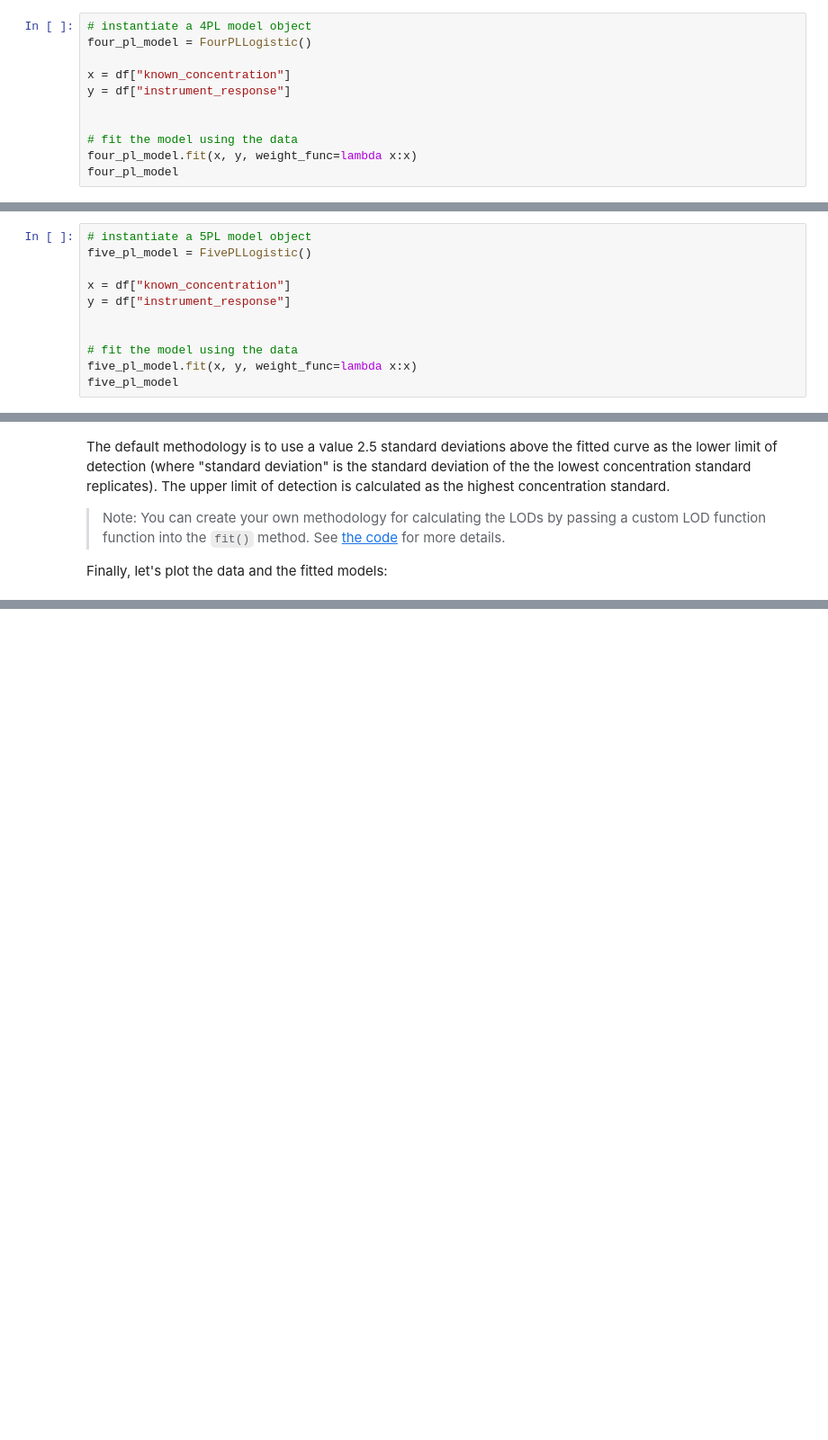
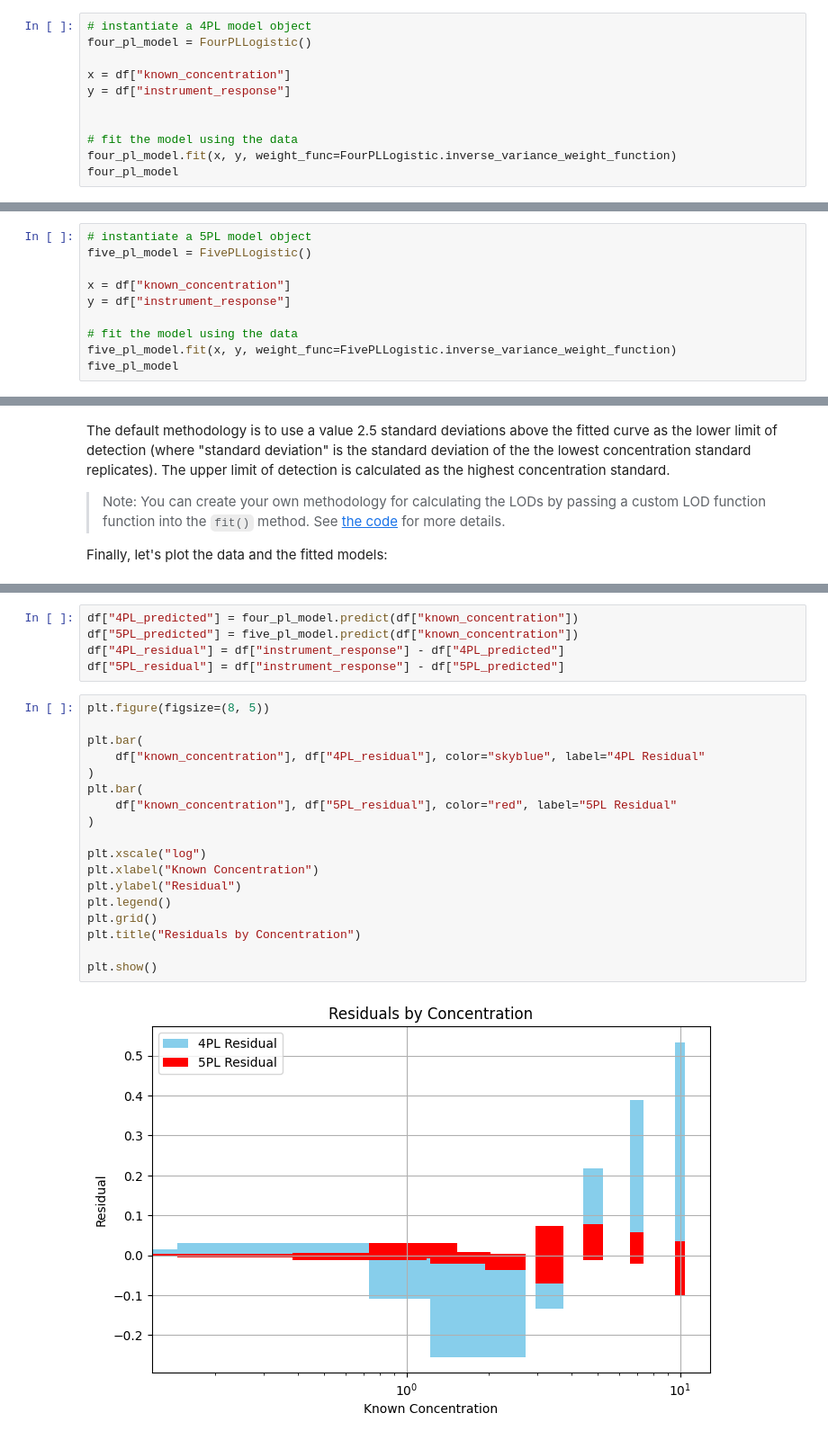
Before and after one commit to Ganymede-Bio/bio-curve-fit, a Jupyter notebook: examples/five_pl_logistic/five_pl_fit.ipynb, the cells around one changed output, grey strips where cells are left out. Shown: that part at 90% size. Cells and saved outputs as stored; diff of their text form; blank space fills up the shorter version.

```diff
--- a/examples/five_pl_logistic/five_pl_fit.ipynb
+++ b/examples/five_pl_logistic/five_pl_fit.ipynb
@@ -147,6 +148,6 @@ y = df["instrument_response"]
 
 
 # fit the model using the data
-four_pl_model.fit(x, y, weight_func=lambda x:x)
+four_pl_model.fit(x, y, weight_func=FourPLLogistic.inverse_variance_weight_function)
 four_pl_model
 # %% [output]
@@ -159,8 +169,7 @@ five_pl_model = FivePLLogistic()
 x = df["known_concentration"]
 y = df["instrument_response"]
 
-
 # fit the model using the data
-five_pl_model.fit(x, y, weight_func=lambda x:x)
+five_pl_model.fit(x, y, weight_func=FivePLLogistic.inverse_variance_weight_function)
 five_pl_model
 # %% [output]
@@ -232,0 +273,25 @@ With our model succesfully fit, we can now predict concentrations of new data.
+# %%
+df["4PL_predicted"] = four_pl_model.predict(df["known_concentration"])
+df["5PL_predicted"] = five_pl_model.predict(df["known_concentration"])
+df["4PL_residual"] = df["instrument_response"] - df["4PL_predicted"]
+df["5PL_residual"] = df["instrument_response"] - df["5PL_predicted"]
+# %%
+plt.figure(figsize=(8, 5))
+
+plt.bar(
+    df["known_concentration"], df["4PL_residual"], color="skyblue", label="4PL Residual"
+)
+plt.bar(
+    df["known_concentration"], df["5PL_residual"], color="red", label="5PL Residual"
+)
+
+plt.xscale("log")
+plt.xlabel("Known Concentration")
+plt.ylabel("Residual")
+plt.legend()
+plt.grid()
+plt.title("Residuals by Concentration")
+
+plt.show()
+# %% [output]
+[figure, added]
```
Also changed, not shown: parts of 14 cells of this notebook, 6 other files.
